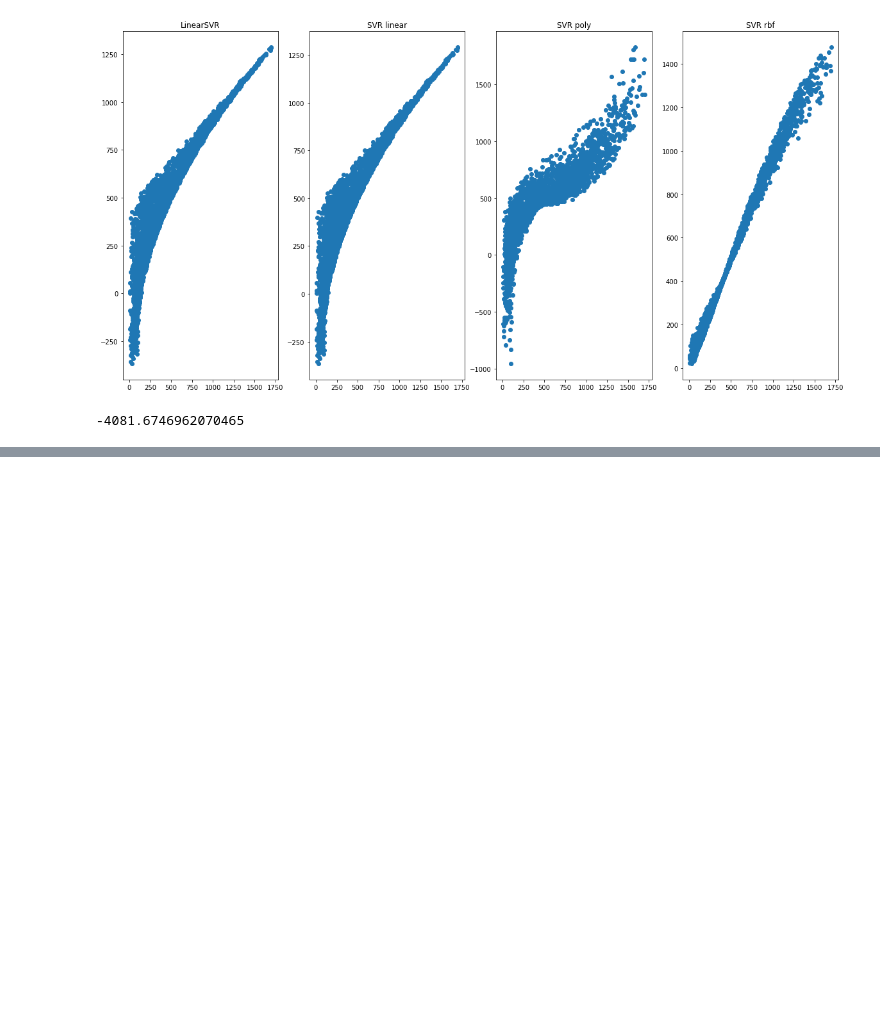
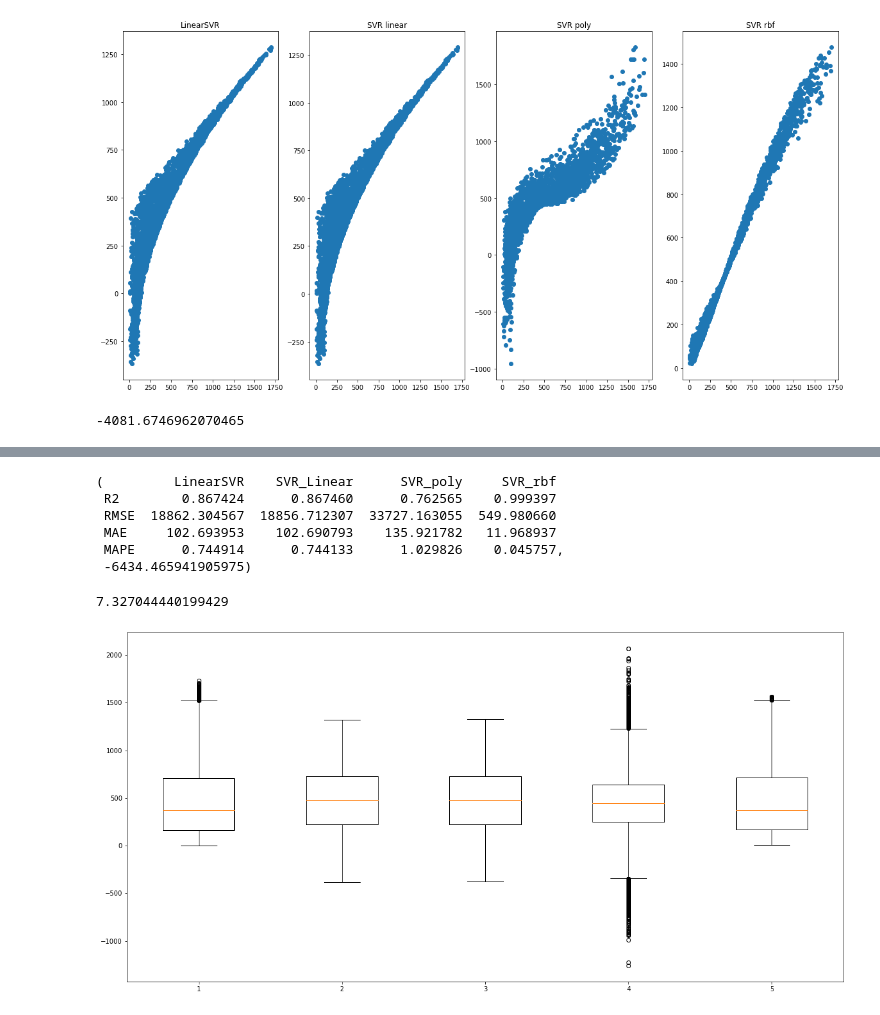
Before and after one commit to vladenesuk3/iad, a Jupyter notebook: Untitled.ipynb, the cells around one changed output, grey strips where cells are left out. Cells and saved outputs as stored; diff of their text form; code cells hidden in the pictures; blank space fills up the shorter version.

```diff
--- a/Untitled.ipynb
+++ b/Untitled.ipynb
@@ -241,0 +203,59 @@ pd_metrics_search3, (g3-time.time())
+# %%
+x, y = make_friedman2(random_state=0, n_samples=200000)
+
+x_train, x_test, y_train, y_test = train_test_split(x, y, test_size=0.2, random_state=0)
+
+g3 = time.time()
+
+best_est1__ = Pipeline([('scaler', StandardScaler()), ('svr', LinearSVR(epsilon=0.02))])
+best_est2__ = Pipeline([('scaler', StandardScaler()), ('svr', SVR(kernel='linear', epsilon=0.07))])
+best_est3__ = Pipeline([('scaler', StandardScaler()), ('svr', SVR(kernel='poly', C=3, epsilon=0.09, degree=3))])
+best_est4__ = Pipeline([('scaler', StandardScaler()), ('svr', SVR(kernel='rbf', C=3, gamma=0.07))])
+
+best_est1__.fit(x_train, y_train)
+best_est2__.fit(x_train, y_train)
+best_est3__.fit(x_train, y_train)
+best_est4__.fit(x_train, y_train)
+
+best_est_predict1__ = best_est1.predict(x_test)
+best_est_predict2__ = best_est2.predict(x_test)
+best_est_predict3__ = best_est3.predict(x_test)
+best_est_predict4__ = best_est4.predict(x_test)
+
+pd_metrics_search3 = pd.DataFrame(data=[[best_est1__.score(x_test, y_test), best_est2__.score(x_test, y_test),
+                                        best_est3__.score(x_test, y_test), best_est4__.score(x_test, y_test)],
+                                       [mean_squared_error(y_test, best_est_predict1__),
+                                        mean_squared_error(y_test, best_est_predict2__),
+                                        mean_squared_error(y_test, best_est_predict3__),
+                                        mean_squared_error(y_test, best_est_predict4__)],
+                                       [mean_absolute_error(y_test, best_est_predict1__),
+                                        mean_absolute_error(y_test, best_est_predict2__),
+                                        mean_absolute_error(y_test, best_est_predict3__),
+                                        mean_absolute_error(y_test, best_est_predict4__)],
+                                       [mean_absolute_percentage_error(y_test, best_est_predict1__),
+                                        mean_absolute_percentage_error(y_test, best_est_predict2__),
+                                        mean_absolute_percentage_error(y_test, best_est_predict3__),
+                                        mean_absolute_percentage_error(y_test, best_est_predict4__)]],
+                                 index=['R2', 'RMSE', 'MAE', "MAPE"],
+                                 columns=["LinearSVR", "SVR_Linear", "SVR_poly", "SVR_rbf"])
+pd_metrics_search3, (g3-time.time())
+# %% [output]
+(         LinearSVR    SVR_Linear      SVR_poly     SVR_rbf
+ R2        0.867424      0.867460      0.762565    0.999397
+ RMSE  18862.304567  18856.712307  33727.163055  549.980660
+ MAE     102.693953    102.690793    135.921782   11.968937
+ MAPE      0.744914      0.744133      1.029826    0.045757,
+ -6434.465941905975)
+# %%
+y_test.min()
+# %% [output]
+7.327044440199429
+# %%
+data = [y_test, best_est_predict1, best_est_predict2, best_est_predict3, best_est_predict4]
+
+fig, ax = plt.subplots(figsize=(20, 10))
+# ax.set_title('y_test')
+ax.boxplot(data)
+plt.show()
+# %% [output]
+[figure, added]
```
Also changed, not shown: parts of 13 cells of this notebook.
